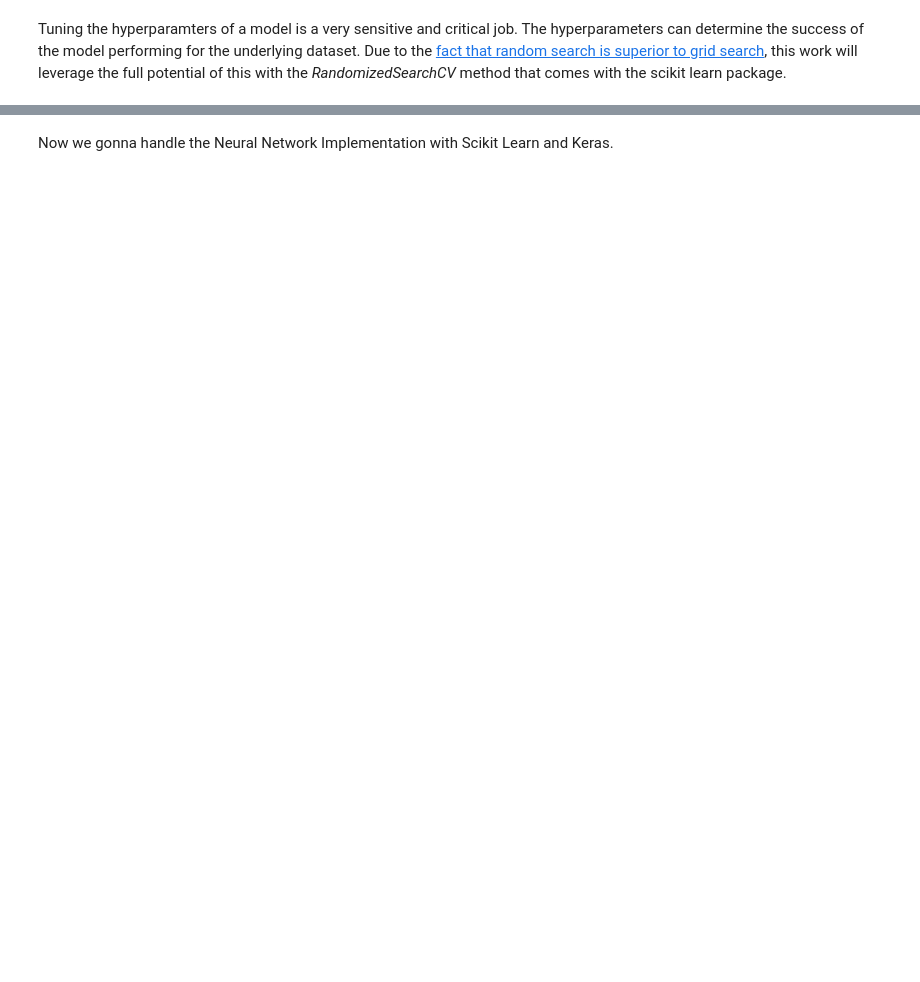
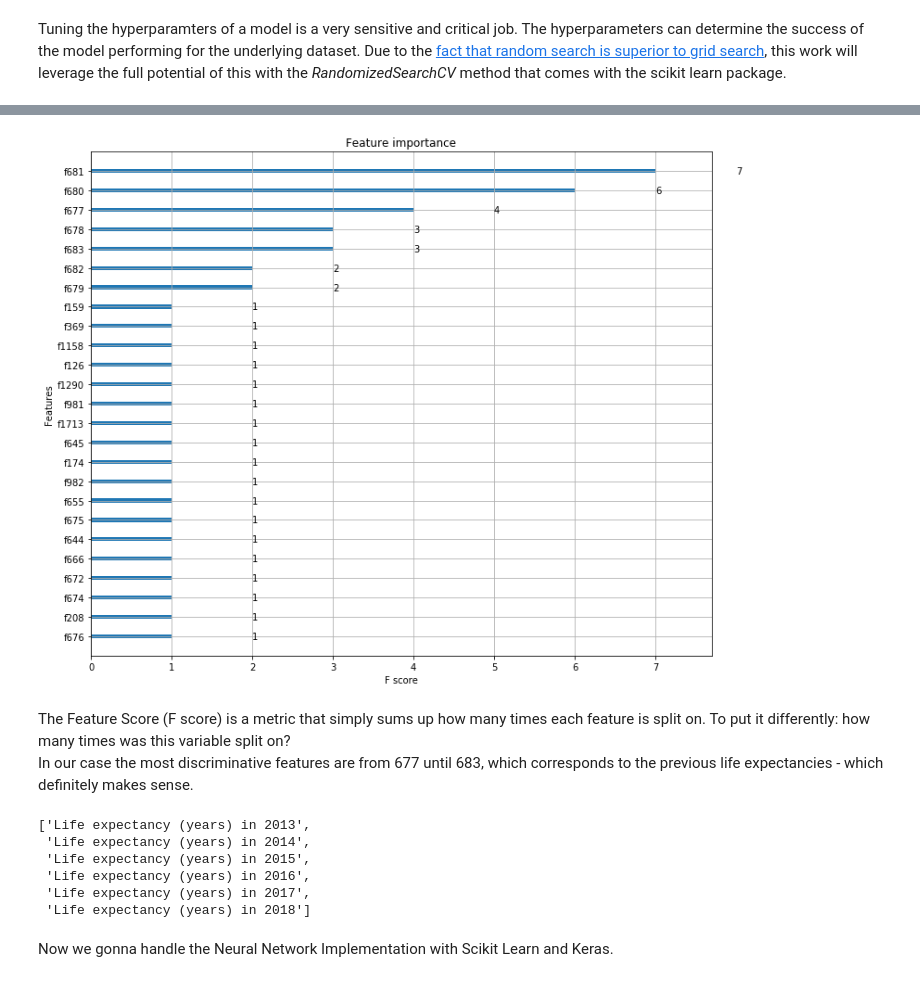
Before and after one commit to lenlehm/Opportunity-Insights, a Jupyter notebook: Countries Analysis.ipynb, the cells around one changed output, grey strips where cells are left out. Saved outputs shown, nothing was run; the diff lists cells and outputs as text; code cells hidden in the pictures; blank space fills up the shorter version.

Commit message:
Regression Analysis done - only some correlations necessary now

```diff
--- a/Countries Analysis.ipynb
+++ b/Countries Analysis.ipynb
@@ -1014,3 +1018,7 @@ features = [i for i in transposed_df.columns if i != 'Life expectancy [years] in
 X = transposed_df[features]
 
 X_train, X_test, y_train, y_test = train_test_split(X, targets, test_size = 0.2)
+X_train, X_test, y_train, y_test = np.array(X_train), np.array(X_test), np.array(y_train), np.array(y_test)
+
+## check for 0 values in our targets
+print("There are {} NULL values in the targets, minimum life Expectancy is {} from {}".format( (targets == 0).sum(), min(targets), targets.index[list(targets).index(min(targets))] ))
@@ -1019,11 +1031,11 @@ Tuning the hyperparamters of a model is a very sensitive and critical job. The h
 # %%
 ## tune the XGBoost model via Randomized Search
-model = xgb.XGBRegressor()
+model_xgb = xgb.XGBRegressor()
 
 ## get random values for the model and test those
-param_grid = {
-    "n_estimators": st.randint(3, 40),
-    "max_depth": st.randint(3, 40),
+param_grid_xgb = {
+    "n_estimators": st.randint(3, 50),
+    "max_depth": st.randint(3, 50),
     "learning_rate": st.uniform(0.05, 0.4),
     "colsample_bytree":  st.beta(10, 1),
     "subsample":  st.beta(10, 1),
@@ -1032,20 +1044,10 @@ param_grid = {
     "min_child_weight": st.expon(0, 50),
 }
 
-model, pred = algorithm_pipeline(X_train, X_test, y_train, y_test, model,
-                                 param_grid, cv=5)
+model_xgb, pred_xgb = algorithm_pipeline(X_train, X_test, y_train, y_test, model_xgb,
+                                 param_grid_xgb, cv=5)
 
 # Root Mean Squared Error
-print(np.sqrt(-model.best_score_))
-print(model.best_params_)
-
-# n_jobs = how many processor the function will parallel use (-1 = all processors)
-# n_iter = how many iterations should be done with the model, default is 10
-# cv = k-fold cross validation split strategy to resample the datapoints - here 5-fold CV
-#xgbreg = xgb.XGBRegressor()
-#xgb_model = RandomizedSearchCV(xgbreg, params, n_jobs=-1, n_iter=35, cv=5)
-# xgb_model.fit(X_train, y_train)
-## get the score
-#MSE = mean_squared_error(y_test, xgb_model.predict(X_test))
-#r2 = r2_score(y_test, xgb_model.predict(X_test))
-# xgb_model.best_model_
+print(np.sqrt(-model_xgb.best_score_))
+print(model_xgb.best_params_)
+None
@@ -1051,0 +1062,8 @@ print(model.best_params_)
+# %%
+## Feature importance
+xgb2 = xgb.XGBRegressor(**model_xgb.best_params_)
+xgb2.fit(X_train, y_train)
+fig, ax = plt.subplots(figsize=(12, 10))
+xgb.plot_importance(xgb2, ax=ax)
+None
+# %% [output]
@@ -1052,3 +1071,16 @@ print(model.best_params_)
+[figure, added]
+# %% [markdown]
+The Feature Score (F score) is a metric that simply sums up how many times each feature is split on. To put it differently: how many times was this variable split on? <br />
+In our case the most discriminative features are from 677 until 683, which corresponds to the previous life expectancies - which definitely makes sense. <br />
+# %%
+list(transposed_df.columns)[677:683]
+# %% [output]
+['Life expectancy (years) in 2013',
+ 'Life expectancy (years) in 2014',
+ 'Life expectancy (years) in 2015',
+ 'Life expectancy (years) in 2016',
+ 'Life expectancy (years) in 2017',
+ 'Life expectancy (years) in 2018']
 # %% [markdown]
 Now we gonna handle the Neural Network Implementation with Scikit Learn and Keras. <br />
 # %%
```
Also changed, not shown: parts of 24 cells of this notebook.
